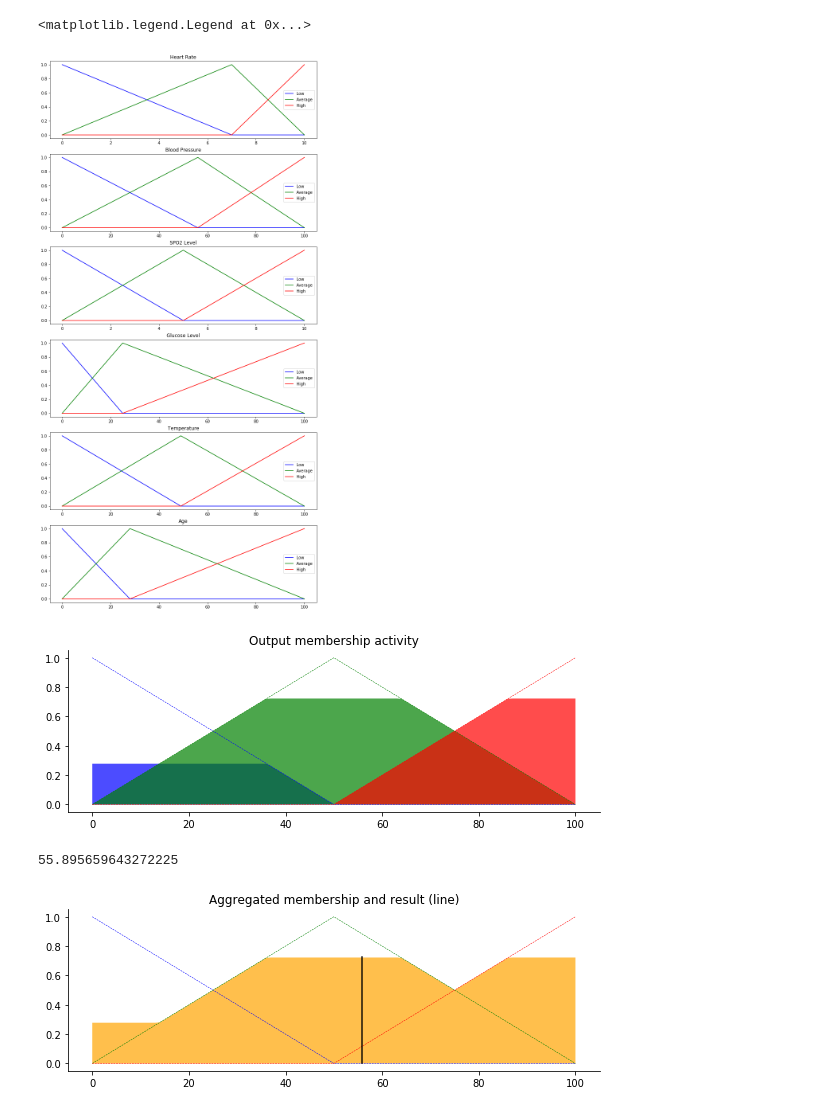
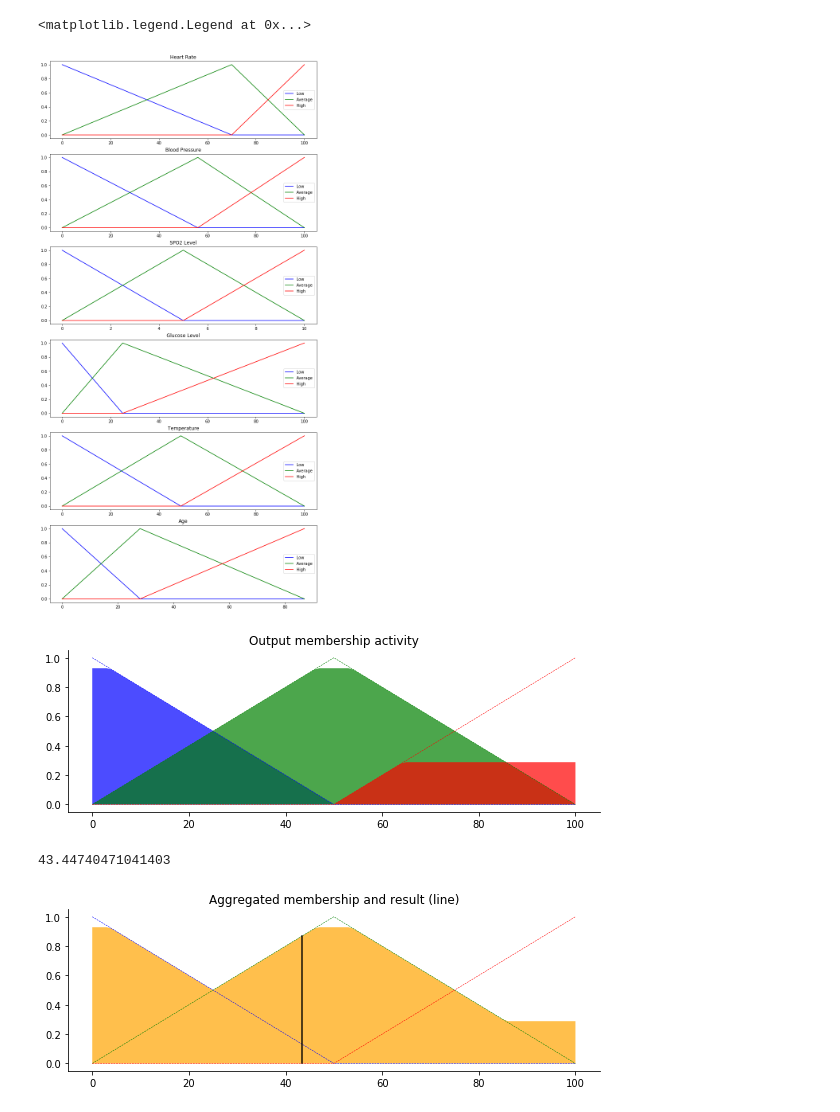
Before and after one commit to AnjanaSenanayake/DiagnosisFuzzy, a Jupyter notebook: fuzzy_diagnosis_with_defuzz.ipynb, the cells around one changed output. Cells and saved outputs as stored; diff of their text form; code cells hidden in the pictures.

Commit message:
implementation with defuzz stroke rules added

```diff
--- a/fuzzy_diagnosis_with_defuzz.ipynb
+++ b/fuzzy_diagnosis_with_defuzz.ipynb
@@ -6,12 +6,12 @@ import matplotlib.pyplot as plt
 # Generate universe variables
 #   * variables have subjective ranges
 #   * each dicease has a range of [0, 100] in units of percentage points
-x_heart_rate = np.arange(0, 11, 1)
+x_heart_rate = np.arange(0, 101, 1)
 x_blood_pressure = np.arange(0, 101, 1)
 x_spo2_level  = np.arange(0, 11, 1)
 x_glucose_level  = np.arange(0, 101, 1)
 x_temperature  = np.arange(0, 101, 1)
-x_age  = np.arange(0, 101, 1)
+x_age  = np.arange(0, 88, 1)
 
 x_hypoxemia  = np.arange(0, 11, 1)
 x_hypotension  = np.arange(0, 11, 1)
@@ -27,9 +27,9 @@ x_metabolism_syndrome  = np.arange(0, 11, 1)
 # %%
 # Generate fuzzy membership functions
 # 80 - 100 pulses/min safe region, max = 130 min = 0
-heart_rate_lo = fuzz.trimf(x_heart_rate, [0, 0, 7])
-heart_rate_md = fuzz.trimf(x_heart_rate, [0, 7, 10])
-heart_rate_hi = fuzz.trimf(x_heart_rate, [7, 10, 10])
+heart_rate_lo = fuzz.trimf(x_heart_rate, [0, 0, 70])
+heart_rate_md = fuzz.trimf(x_heart_rate, [0, 70, 100])
+heart_rate_hi = fuzz.trimf(x_heart_rate, [70, 100, 100])
 
 # 80 - 120 mmHg safe region, min = 0 max = 180(220-40) for age of 40
 blood_pressure_lo = fuzz.trimf(x_blood_pressure, [0, 0, 56])
@@ -53,8 +53,8 @@ temperature_hi = fuzz.trimf(x_temperature, [49, 100, 100])
 
 # max = 72 min = 10
 age_lo = fuzz.trimf(x_age, [0, 0, 28])
-age_md = fuzz.trimf(x_age, [0, 28, 100])
-age_hi = fuzz.trimf(x_age, [28, 100, 100])
+age_md = fuzz.trimf(x_age, [0, 28, 87])
+age_hi = fuzz.trimf(x_age, [28, 87, 87])
 
 
 
@@ -102,7 +102,7 @@ ax5.set_title('Age')
 ax5.legend()
 # %% [output]
 <matplotlib.legend.Legend at 0x...>
-[figure, old version]
+[figure, new version]
 # %%
 # We need the activation of our fuzzy membership functions at these values.
 # This is what fuzz.interp_membership exists for!
@@ -126,49 +126,47 @@ temperature_lo = fuzz.interp_membership(x_temperature, temperature_lo, 55)
 temperature_md = fuzz.interp_membership(x_temperature, temperature_md, 55)
 temperature_hi = fuzz.interp_membership(x_temperature, temperature_hi, 55)
 
-
-age_lo = fuzz.interp_membership(x_age, age_lo, 80)
-age_md = fuzz.interp_membership(x_age, age_md, 80)
-age_hi = fuzz.interp_membership(x_age, age_hi, 80)
+age_lo = fuzz.interp_membership(x_age, age_lo, 45)
+age_md = fuzz.interp_membership(x_age, age_md, 45)
+age_hi = fuzz.interp_membership(x_age, age_hi, 45)
 # %%
 # Now we take our rules and apply them.
 # The OR operator means we take the maximum of two.
 # Now we apply this by clipping the top off the corresponding output
 # membership function with `np.fmin`
 stroke_rule1 = np.fmax(heart_rate_md, age_md)
 stroke_rule2 = np.fmax(heart_rate_md, age_lo)
-stroke_activation_lo = np.fmin(np.fmax(stroke_rule1, stroke_rule2), stroke_lo)  # removed entirely to 0
+stroke_activation_lo = np.fmin(np.fmin(stroke_rule1, stroke_rule2), stroke_lo)  # removed entirely to 0
 
-# For rule 2 we connect acceptable heart rate to medium stroke probability
 stroke_rule3 = np.fmax(heart_rate_md, age_lo)
 stroke_rule4 = np.fmax(heart_rate_md, age_hi)
-stroke_activation_md = np.fmin(np.fmax(stroke_rule3, stroke_rule4), stroke_md)
+stroke_activation_md = np.fmin(np.fmin(stroke_rule3, stroke_rule4), stroke_md)
 
-# For rule 3 we connect high heart rate OR high age with high stroke probability
-stroke_activation_hi = np.fmin(np.fmax(heart_rate_hi, age_hi), stroke_hi)
+stroke_rule5 = np.fmax(heart_rate_hi, age_hi)
+stroke_activation_hi = np.fmin(stroke_rule5, stroke_hi)
 stroke0 = np.zeros_like(x_stroke)
 
 # Visualize this
 fig, ax0 = plt.subplots(figsize=(8, 3))
 
 ax0.fill_between(x_stroke, stroke0, stroke_activation_lo, facecolor='b', alpha=0.7)
 ax0.plot(x_stroke, stroke_lo, 'b', linewidth=0.5, linestyle='--', )
 ax0.fill_between(x_stroke, stroke0, stroke_activation_md, facecolor='g', alpha=0.7)
 ax0.plot(x_stroke, stroke_md, 'g', linewidth=0.5, linestyle='--')
 ax0.fill_between(x_stroke, stroke0, stroke_activation_hi, facecolor='r', alpha=0.7)
 ax0.plot(x_stroke, stroke_hi, 'r', linewidth=0.5, linestyle='--')
 ax0.set_title('Output membership activity')
 
 # Turn off top/right axes
 for ax in (ax0,):
     ax.spines['top'].set_visible(False)
     ax.spines['right'].set_visible(False)
     ax.get_xaxis().tick_bottom()
     ax.get_yaxis().tick_left()
 
 plt.tight_layout()
 # %% [output]
-[figure, old version]
+[figure, new version]
 # %%
 # Aggregate all three output membership functions together
 aggregated = np.fmax(stroke_activation_lo,
@@ -198,5 +196,5 @@ for ax in (ax0,):
 plt.tight_layout()
 print(stroke)
 # %% [output]
-55.895659643272225
+43.44740471041403
-[figure, old version]
+[figure, new version]
```
